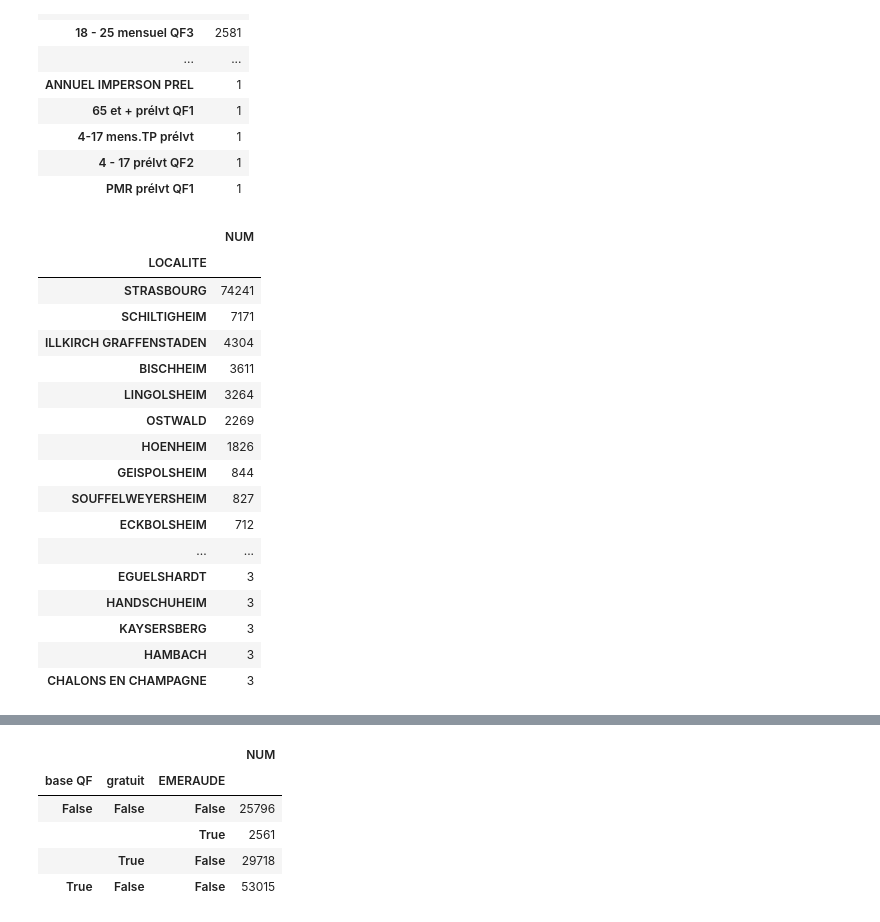
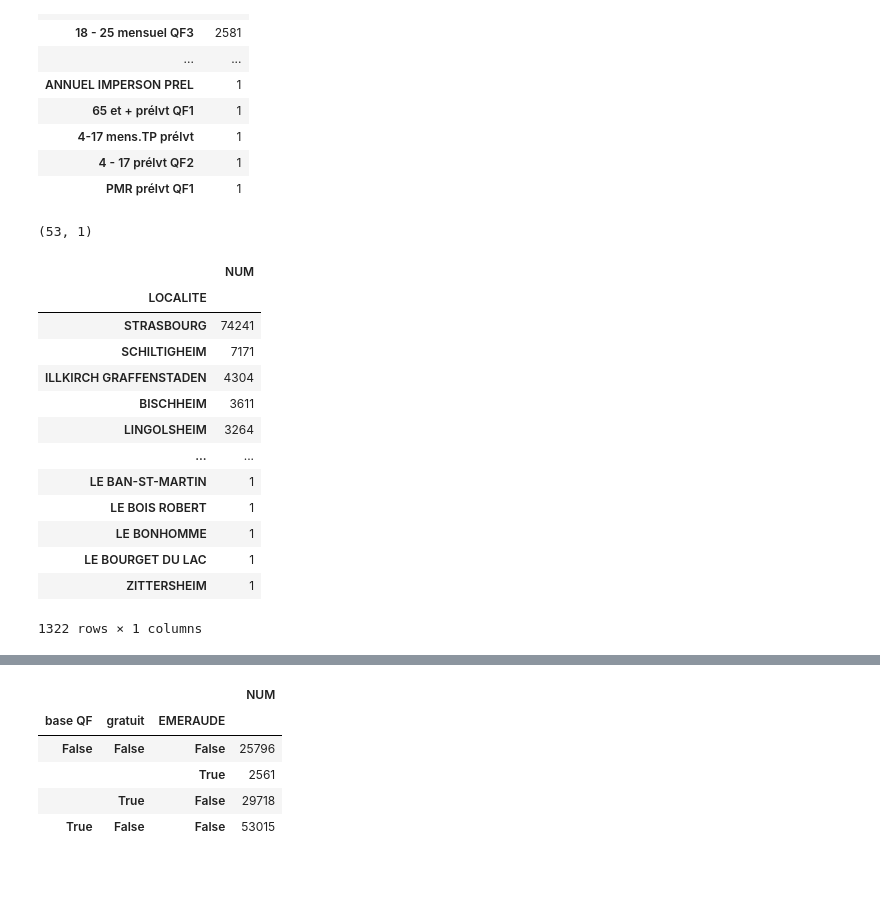
Before and after one commit to guillett/tarification-solidaire-strasbourg, a Jupyter notebook: mobilite/stats-descriptives.ipynb, the cells around one changed output, grey strips where cells are left out. Saved outputs shown, nothing was run; the diff lists cells and outputs as text; code cells hidden in the pictures; blank space fills up the shorter version.

```diff
--- a/mobilite/stats-descriptives.ipynb
+++ b/mobilite/stats-descriptives.ipynb
@@ -40,25 +41,25 @@ df.pivot_table(values="NUM", index="DERN_LIB_PRODUIT", aggfunc=len).sort_values(
 | 4-17 mens.TP prélvt | 1 |
 | 4 - 17 prélvt QF2 | 1 |
 | PMR prélvt QF1 | 1 |
+# %%
+pt_produit.shape
+# %% [output]
+(53, 1)
 # %%
-with pd.option_context('display.max_rows', None):
-  display(df.pivot_table(values="NUM", index="LOCALITE", aggfunc=len).sort_values("NUM", ascending=False))
+pt_localite = df.pivot_table(values="NUM", index="LOCALITE", aggfunc=len).sort_values("NUM", ascending=False)
+pt_localite
 # %% [output]
 |  | NUM |
 | LOCALITE |  |
 | STRASBOURG | 74241 |
 | SCHILTIGHEIM | 7171 |
 | ILLKIRCH GRAFFENSTADEN | 4304 |
 | BISCHHEIM | 3611 |
 | LINGOLSHEIM | 3264 |
-| OSTWALD | 2269 |
-| HOENHEIM | 1826 |
-| GEISPOLSHEIM | 844 |
-| SOUFFELWEYERSHEIM | 827 |
-| ECKBOLSHEIM | 712 |
 | ... | ... |
-| EGUELSHARDT | 3 |
-| HANDSCHUHEIM | 3 |
-| KAYSERSBERG | 3 |
-| HAMBACH | 3 |
-| CHALONS EN CHAMPAGNE | 3 |
+| LE BAN-ST-MARTIN | 1 |
+| LE BOIS ROBERT | 1 |
+| LE BONHOMME | 1 |
+| LE BOURGET DU LAC | 1 |
+| ZITTERSHEIM | 1 |
+1322 rows × 1 columns
```
Also changed, not shown: parts of 2 cells of this notebook.
